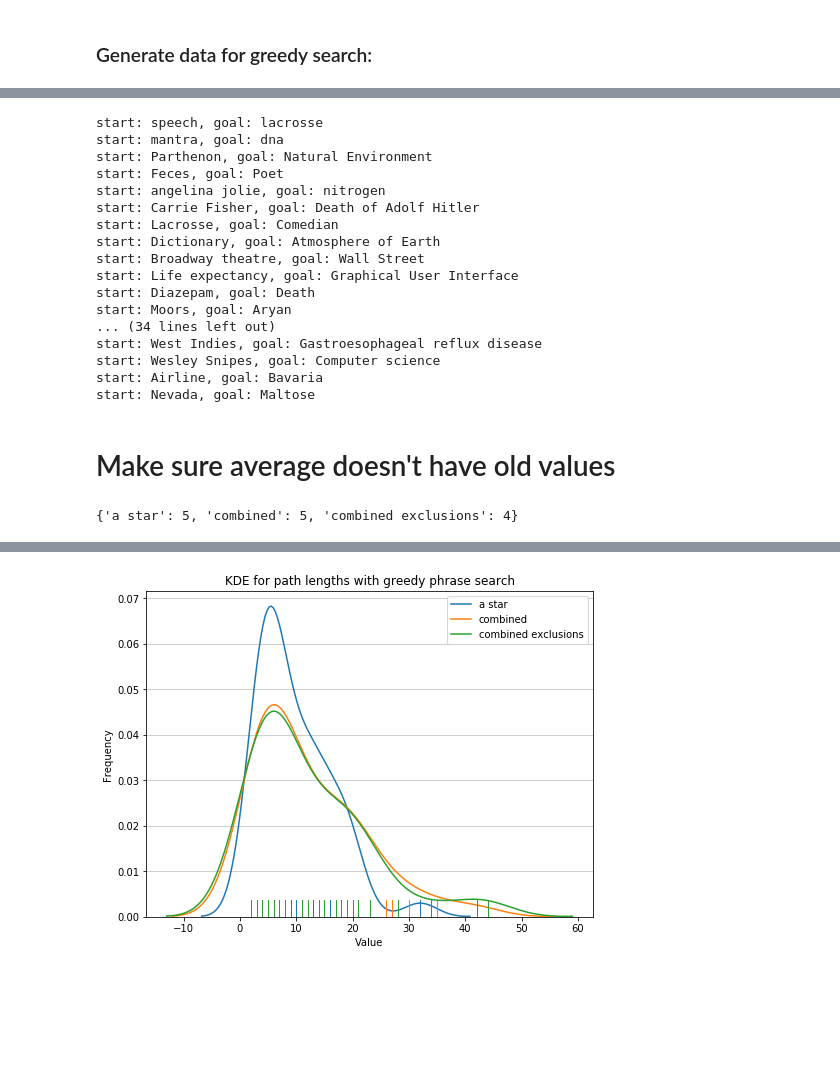
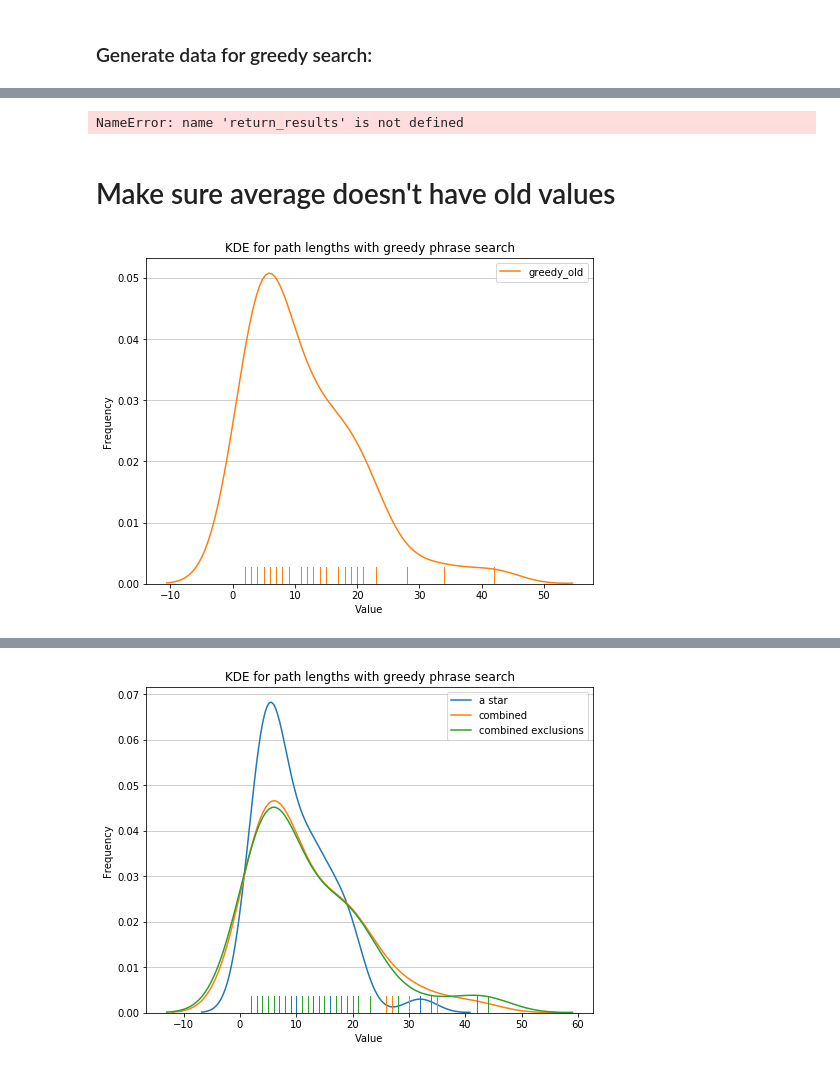
Before and after one commit to CS182-2018-Final-Project-MBC/CS182-Final-Project, a Jupyter notebook: code/A Star Embedding.ipynb, the cells around one changed output, grey strips where cells are left out. Saved outputs shown, nothing was run; the diff lists cells and outputs as text; code cells hidden in the pictures; blank space fills up the shorter version.

Commit message:
Cleaned up A star code

```diff
--- a/code/A Star Embedding.ipynb
+++ b/code/A Star Embedding.ipynb
@@ -311,30 +144,13 @@ start: Nevada, goal: Maltose
-# %%
-results = {}
-# get path length for 50 samples
-path_lengths = []
-paths = []
-for start, goal in examples:
-    print("start: {}, goal: {}".format(start,goal))
-    path = a_star_search(start, goal, maxIters=100, verbose=False, distance_metric="combined", combine_phrases=True, distance_multiplier=100)
-    paths.append(path)
-    path_lengths.append(len(path))
-    results[(start, goal)] = path
-# %% [output]
-start: speech, goal: lacrosse
-start: mantra, goal: dna
-start: Parthenon, goal: Natural Environment
-start: Feces, goal: Poet
-start: angelina jolie, goal: nitrogen
-start: Carrie Fisher, goal: Death of Adolf Hitler
-start: Lacrosse, goal: Comedian
-start: Dictionary, goal: Atmosphere of Earth
-start: Broadway theatre, goal: Wall Street
-start: Life expectancy, goal: Graphical User Interface
-start: Diazepam, goal: Death
-start: Moors, goal: Aryan
-... (34 lines left out)
-start: West Indies, goal: Gastroesophageal reflux disease
-start: Wesley Snipes, goal: Computer science
-start: Airline, goal: Bavaria
-start: Nevada, goal: Maltose
+# %%
+examples = get_samples(50)
+# %%
+def run_search(search_method, search_tuples, **kwargs):
+    results = {}
+    for start, goal in tqdm(search_tuples):
+        results[(start, goal)] = search_method(start, goal, **kwargs)
+    return_results
+# %%
+results = run_search(greedy_word2vec, examples, maxIters=50, verbose=False, distance_metric="combined", combine_phrases=True)
+# %% [output]
+NameError: name 'return_results' is not defined
 # %%
@@ -375,7 +191,8 @@ def plot_results(result_list, label_list, title='Kernel density estimation of pa
         fig.savefig(save_to_file)
 
     return num_fail
-# %%
-numfail_phrase
-# %% [output]
-{'a star': 5, 'combined': 5, 'combined exclusions': 4}
+# %%
+numfail_phrase = plot_results([results, results_old], ['greedy', 'greedy_old'],
+             title="KDE for path lengths with greedy phrase search")
+# %% [output]
+[figure, added]
```
Also changed, not shown: parts of 27 cells of this notebook.
